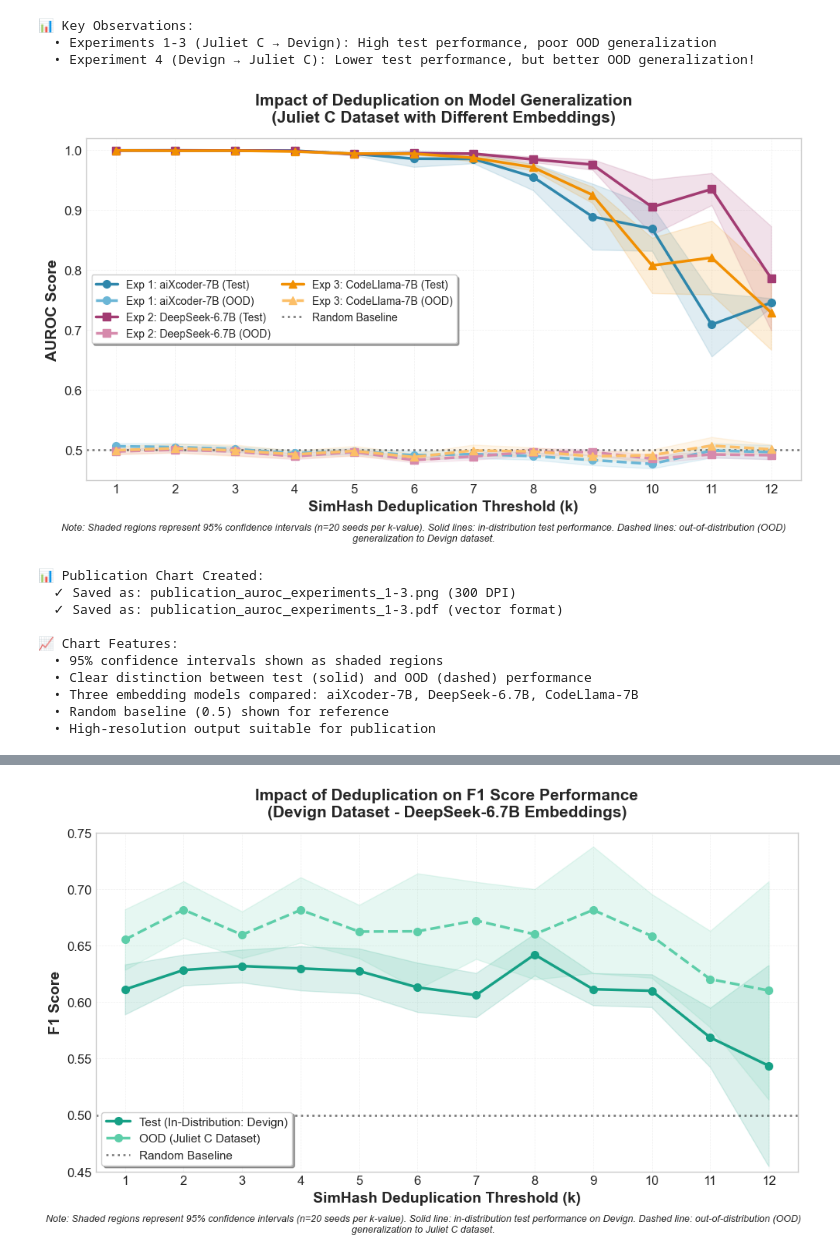
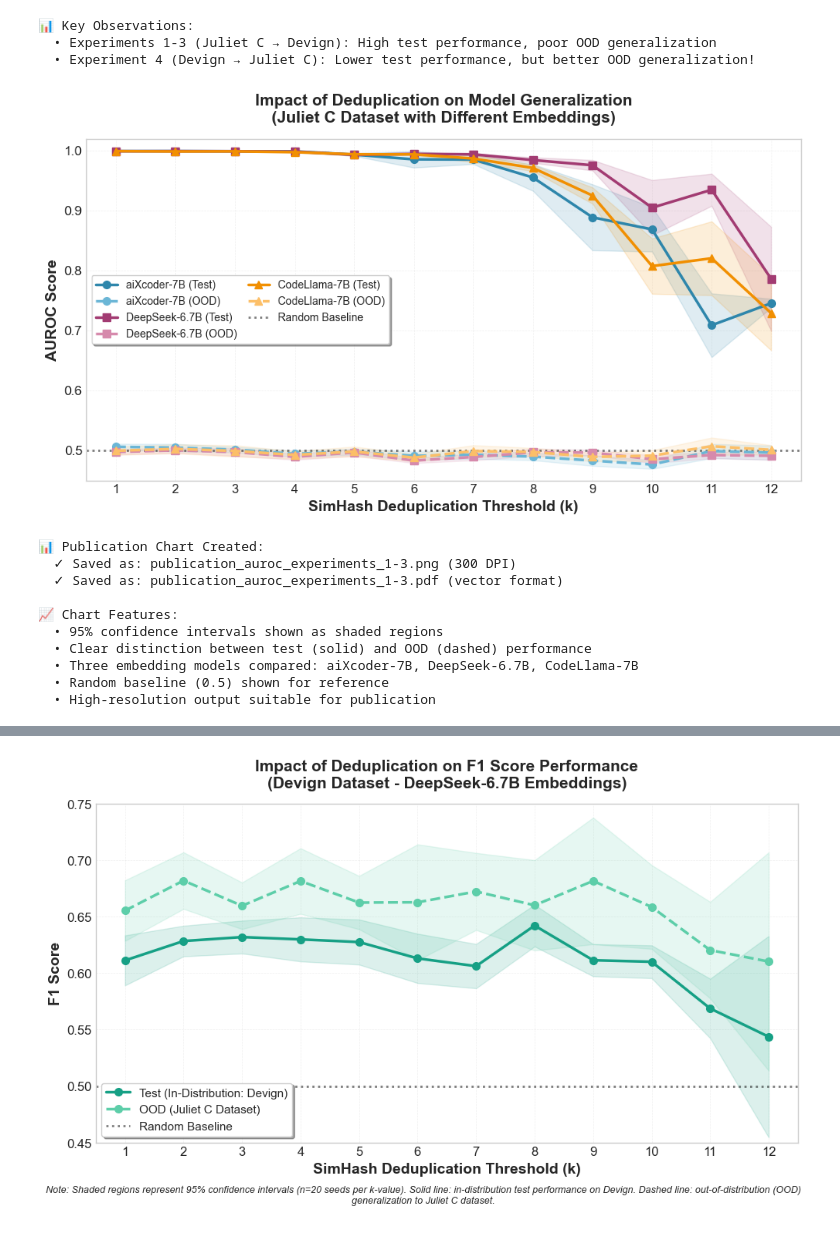
Before and after one commit to Andrew-Gautier/Romeo, a Jupyter notebook: deduplication experiments analysis.ipynb, the cells around one changed output, grey strips where cells are left out. Cells and saved outputs as stored; diff of their text form; code cells hidden in the pictures.

```diff
--- a/deduplication experiments analysis.ipynb
+++ b/deduplication experiments analysis.ipynb
@@ -297,14 +297,14 @@ exp1_test_ci = [calculate_ci_95(m, s) for m, s in zip(exp1_df['test_auroc_mean']
 exp1_ood_ci = [calculate_ci_95(m, s) for m, s in zip(exp1_df['ood_auroc_mean'], exp1_df['ood_auroc_std'])]
 
 ax.plot(exp1_df['k'], exp1_df['test_auroc_mean'], '-o', color=colors['exp1_test'],
-        linewidth=2.5, markersize=7, label='Exp 1: aiXcoder-7B (Test)', zorder=3)
+        linewidth=2.5, markersize=7, label='aiXcoder-7B (Test)', zorder=3)
 ax.fill_between(exp1_df['k'],
                 exp1_df['test_auroc_mean'] - exp1_test_ci,
                 exp1_df['test_auroc_mean'] + exp1_test_ci,
                 color=colors['exp1_test'], alpha=0.15, zorder=1)
 
 ax.plot(exp1_df['k'], exp1_df['ood_auroc_mean'], '--o', color=colors['exp1_ood'],
-        linewidth=2.5, markersize=7, label='Exp 1: aiXcoder-7B (OOD)', zorder=3)
+        linewidth=2.5, markersize=7, label='aiXcoder-7B (OOD)', zorder=3)
 ax.fill_between(exp1_df['k'],
                 exp1_df['ood_auroc_mean'] - exp1_ood_ci,
                 exp1_df['ood_auroc_mean'] + exp1_ood_ci,
@@ -315,14 +315,14 @@ exp2_test_ci = [calculate_ci_95(m, s) for m, s in zip(exp2_df['test_auroc_mean']
 exp2_ood_ci = [calculate_ci_95(m, s) for m, s in zip(exp2_df['ood_auroc_mean'], exp2_df['ood_auroc_std'])]
 
 ax.plot(exp2_df['k'], exp2_df['test_auroc_mean'], '-s', color=colors['exp2_test'],
-        linewidth=2.5, markersize=7, label='Exp 2: DeepSeek-6.7B (Test)', zorder=3)
+        linewidth=2.5, markersize=7, label='DeepSeek-6.7B (Test)', zorder=3)
 ax.fill_between(exp2_df['k'],
                 exp2_df['test_auroc_mean'] - exp2_test_ci,
                 exp2_df['test_auroc_mean'] + exp2_test_ci,
                 color=colors['exp2_test'], alpha=0.15, zorder=1)
 
 ax.plot(exp2_df['k'], exp2_df['ood_auroc_mean'], '--s', color=colors['exp2_ood'],
-        linewidth=2.5, markersize=7, label='Exp 2: DeepSeek-6.7B (OOD)', zorder=3)
+        linewidth=2.5, markersize=7, label='DeepSeek-6.7B (OOD)', zorder=3)
 ax.fill_between(exp2_df['k'],
                 exp2_df['ood_auroc_mean'] - exp2_ood_ci,
                 exp2_df['ood_auroc_mean'] + exp2_ood_ci,
@@ -333,14 +333,14 @@ exp3_test_ci = [calculate_ci_95(m, s) for m, s in zip(exp3_df['test_auroc_mean']
 exp3_ood_ci = [calculate_ci_95(m, s) for m, s in zip(exp3_df['ood_auroc_mean'], exp3_df['ood_auroc_std'])]
 
 ax.plot(exp3_df['k'], exp3_df['test_auroc_mean'], '-^', color=colors['exp3_test'],
-        linewidth=2.5, markersize=7, label='Exp 3: CodeLlama-7B (Test)', zorder=3)
+        linewidth=2.5, markersize=7, label='CodeLlama-7B (Test)', zorder=3)
 ax.fill_between(exp3_df['k'],
                 exp3_df['test_auroc_mean'] - exp3_test_ci,
                 exp3_df['test_auroc_mean'] + exp3_test_ci,
                 color=colors['exp3_test'], alpha=0.15, zorder=1)
 
 ax.plot(exp3_df['k'], exp3_df['ood_auroc_mean'], '--^', color=colors['exp3_ood'],
-        linewidth=2.5, markersize=7, label='Exp 3: CodeLlama-7B (OOD)', zorder=3)
+        linewidth=2.5, markersize=7, label='CodeLlama-7B (OOD)', zorder=3)
 ax.fill_between(exp3_df['k'],
                 exp3_df['ood_auroc_mean'] - exp3_ood_ci,
                 exp3_df['ood_auroc_mean'] + exp3_ood_ci,
@@ -360,39 +360,35 @@ ax.set_title('Impact of Deduplication on Model Generalization\n(Juliet C Dataset
 ax.set_xticks(exp1_df['k'])
 ax.set_xlim(0.5, 12.5)
 ax.set_ylim(0.45, 1.02)
 
 # Grid for readability
 ax.grid(True, alpha=0.3, linestyle='--', linewidth=0.5, zorder=0)
 
 # Legend with two columns
 ax.legend(loc='center left', fontsize=10, frameon=True, fancybox=True,
           shadow=True, ncol=2, columnspacing=1.0)
 
 # Adjust tick label sizes
 ax.tick_params(axis='both', which='major', labelsize=12)
 
-# Add note about confidence intervals
-fig.text(0.5, 0.02,
-         'Note: Shaded regions represent 95% confidence intervals (n=20 seeds per k-value). '
-         'Solid lines: in-distribution test performance. Dashed lines: out-of-distribution (OOD) generalization to Devign dataset.',
-         ha='center', fontsize=9, style='italic', wrap=True)
+
 
 plt.tight_layout(rect=[0, 0.05, 1, 1])
 plt.savefig('publication_auroc_experiments_1-3.png', dpi=300, bbox_inches='tight')
 plt.savefig('publication_auroc_experiments_1-3.pdf', dpi=300, bbox_inches='tight')
 plt.show()
 
 print("\n📊 Publication Chart Created:")
 print("  ✓ Saved as: publication_auroc_experiments_1-3.png (300 DPI)")
 print("  ✓ Saved as: publication_auroc_experiments_1-3.pdf (vector format)")
 print("\n📈 Chart Features:")
 print("  • 95% confidence intervals shown as shaded regions")
 print("  • Clear distinction between test (solid) and OOD (dashed) performance")
 print("  • Three embedding models compared: aiXcoder-7B, DeepSeek-6.7B, CodeLlama-7B")
 print("  • Random baseline (0.5) shown for reference")
 print("  • High-resolution output suitable for publication")
 # %% [output]
-[figure, old version]
+[figure, new version]
 📊 Publication Chart Created:
   ✓ Saved as: publication_auroc_experiments_1-3.png (300 DPI)
   ✓ Saved as: publication_auroc_experiments_1-3.pdf (vector format)
```
Also changed, not shown: parts of 3 cells of this notebook, 50 other files.
